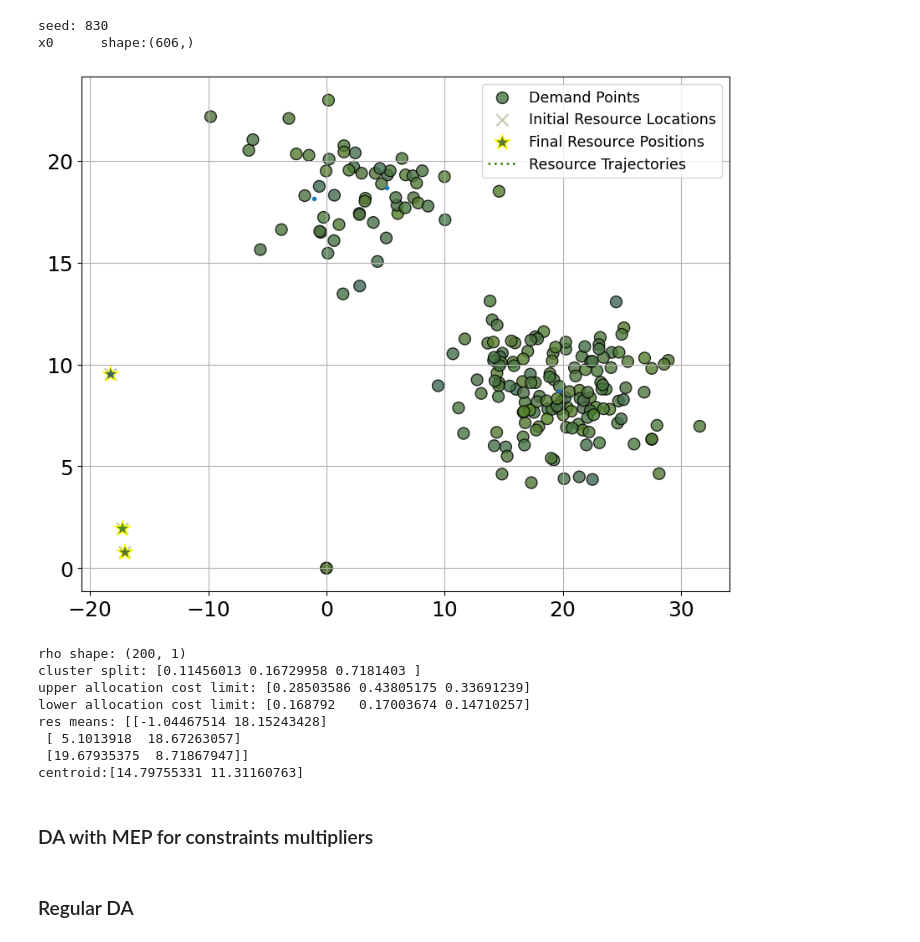
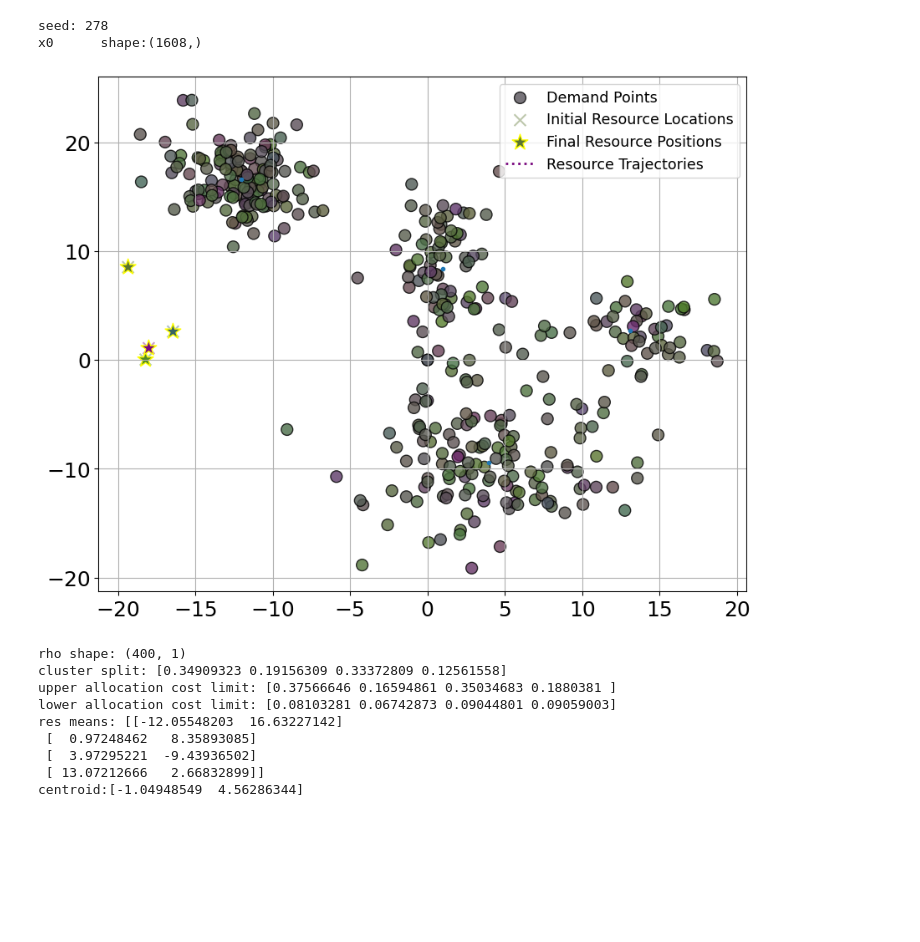
Before and after one commit to dt-1729/CBF_MEP_consRA, a Jupyter notebook: clustering_compare_annealing.ipynb, the cells around one changed output. Cells and saved outputs as stored; diff of their text form; code cells hidden in the pictures; blank space fills up the shorter version.

```diff
--- a/clustering_compare_annealing.ipynb
+++ b/clustering_compare_annealing.ipynb
@@ -20,60 +20,61 @@ reload(utils)
 reload(class_flp)
 
 # load/generate a testcase
-N = 200
-M = 3
+N = 400
+M = 4
 d = 2
 scale = 20
-seed = random.randint(0,1000)
+# seed = random.randint(0,1000)
+seed = 278
+
 # 123, 233, 94, 830 for N = 1000, M = 10,
 # 864 for N = 400, M = 3
 # 349, 700, 477, 278 for N = 400, M = 4
-seed = 830
 print(f'seed: {seed}')
-# N, M, d, resLoc, Y0, res_means, split_pct, rho = testcases.testcase_catalog('small_tc_300_3')
-resLoc, Y0, res_means, split_pct, rho = utils.generate_testcase(
+# N, M, d, demandLoc, Y0, demand_means, split_pct, rho = testcases.testcase_catalog('small_tc_300_3')
+demandLoc, Y0, demand_means, split_pct, rho = utils.generate_testcase(
     N, M, d, unif_split=False, cluster_cov=20, seed=seed, sq_size=scale, normalizer=False)
 # allocation cost
 alloc_cost = np.random.uniform(1,1,(N,M))
 mean_alloc_cost = np.mean(alloc_cost)
-np.random.seed(seed)
 C = np.random.uniform(0.3,1,len(split_pct))
 # C = np.ones(shape=split_pct.shape)
 C = (C/np.sum(C) + 0.02) * mean_alloc_cost
 B = np.random.uniform(C.min()*0.3, C.min()*0.6, len(split_pct))
 
 # initialize FLP class
-flp = class_flp.FLP(N, M, d, resLoc, rho, C, B, alloc_cost, P_eps=1e-20, beta_tol=1e-10)
+flp = class_flp.FLP(N, M, d, demandLoc, rho, C, B, alloc_cost, P_eps=1e-20, beta_tol=1e-10)
 
 # initialize state
 Y0 = np.column_stack((np.random.uniform(-20.0, -15.0, flp.M),
                           np.random.uniform(0.0, 10.0, flp.M)))
 # Y0 = np.random.uniform(0*scale,1*scale,(flp.M, flp.d))
 np.random.seed(seed)
 P0 = np.random.uniform(0.0,1,(flp.N, flp.M)) + flp.P_eps
 P0 = P0/P0.sum(axis=1,keepdims=True)
 x0 = utils.YP2x(Y0, P0); print(f'x0\tshape:{x0.shape}')
 
-class_flp.plot_flp(flp, res_means, np.expand_dims(Y0,axis=0), np.expand_dims(P0,axis=0),figSize=(10,8))
+class_flp.plot_flp(flp, demand_means, np.expand_dims(Y0,axis=0), np.expand_dims(P0,axis=0),figSize=(10,8))
 print(f'rho shape: {rho.shape}')
 print(f'cluster split: {split_pct}')
 print(f'upper allocation cost limit: {C}')
 print(f'lower allocation cost limit: {B}')
-print(f'res means: {res_means}')
-centroid = np.sum(rho*resLoc, axis=0)
+print(f'res means: {demand_means}')
+centroid = np.sum(rho*demandLoc, axis=0)
 print(f'centroid:{centroid}')
 # %% [output]
-seed: 830
-x0      shape:(606,)
+seed: 278
+x0      shape:(1608,)
-[figure, old version]
+[figure, new version]
-rho shape: (200, 1)
-cluster split: [0.11456013 0.16729958 0.7181403 ]
-upper allocation cost limit: [0.28503586 0.43805175 0.33691239]
-lower allocation cost limit: [0.168792   0.17003674 0.14710257]
-res means: [[-1.04467514 18.15243428]
- [ 5.1013918  18.67263057]
- [19.67935375  8.71867947]]
-centroid:[14.79755331 11.31160763]
+rho shape: (400, 1)
+cluster split: [0.34909323 0.19156309 0.33372809 0.12561558]
+upper allocation cost limit: [0.37566646 0.16594861 0.35034683 0.1880381 ]
+lower allocation cost limit: [0.08103281 0.06742873 0.09044801 0.09059003]
+res means: [[-12.05548203  16.63227142]
+ [  0.97248462   8.35893085]
+ [  3.97295221  -9.43936502]
+ [ 13.07212666   2.66832899]]
+centroid:[-1.04948549  4.56286344]
 # %%
 # parameters for deterministic annealing based optimization
 b1_min = 0.005
@@ -113,2 +109,0 @@ beta_grow = 2
-# %% [markdown]
-### DA with MEP for constraints multipliers
@@ -127,2 +109,0 @@ beta_grow = 2
-# %% [markdown]
-### Regular DA
```
Also changed, not shown: parts of 24 cells of this notebook, 2 other files.
